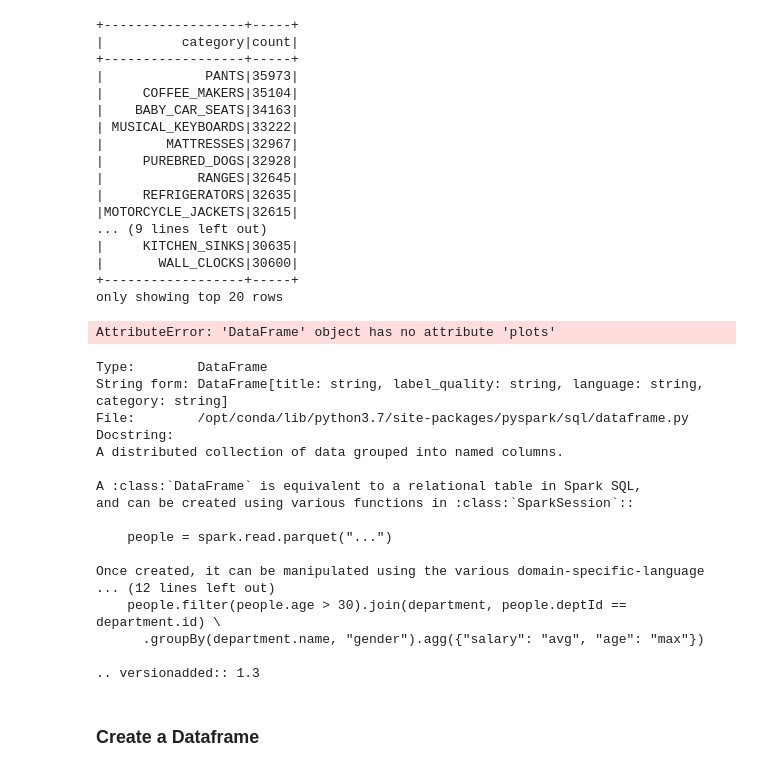
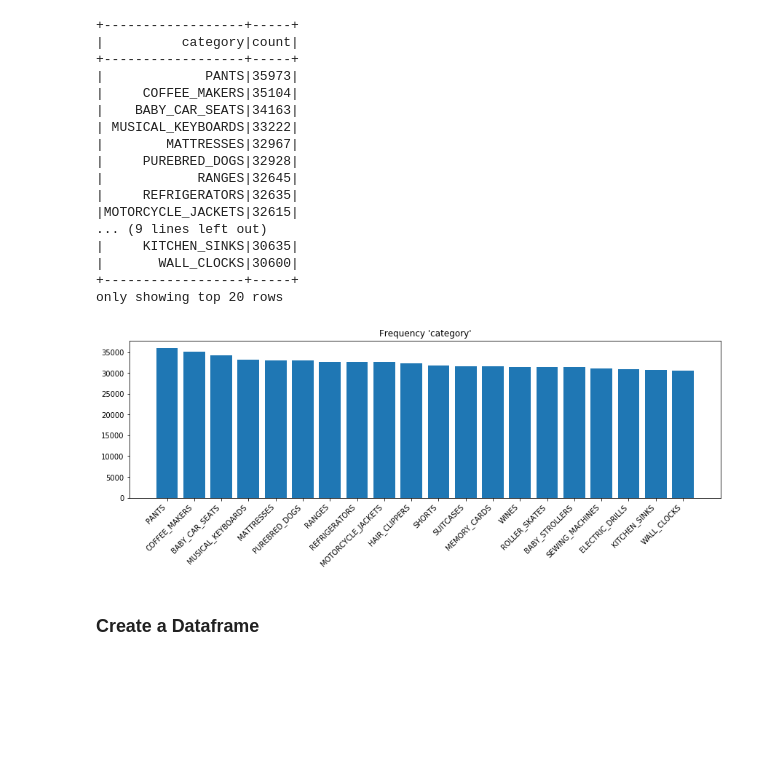
Before and after one commit to ariosramirez/Meetup-pyspark-Optimus, a Jupyter notebook: notebooks/02_EDA_optimus.ipynb, the cells around one changed output. Drawn from its saved outputs; the diff is of its cells as text; code cells hidden in the pictures; blank space fills up the shorter version.

```diff
--- a/notebooks/02_EDA_optimus.ipynb
+++ b/notebooks/02_EDA_optimus.ipynb
@@ -135,30 +131,10 @@ groupby_category_items.show()
 |       WALL_CLOCKS|30600|
 +------------------+-----+
 only showing top 20 rows
-# %%
-groupby_category_items.limit(30).plots.bar(x='category', y='count')
-# %% [output]
-AttributeError: 'DataFrame' object has no attribute 'plots'
-# %%
-groupby_category_items?
-# %% [output]
-Type:        DataFrame
-String form: DataFrame[title: string, label_quality: string, language: string, category: string]
-File:        /opt/conda/lib/python3.7/site-packages/pyspark/sql/dataframe.py
-Docstring:
-A distributed collection of data grouped into named columns.
-
-A :class:`DataFrame` is equivalent to a relational table in Spark SQL,
-and can be created using various functions in :class:`SparkSession`::
-
-    people = spark.read.parquet("...")
-
-Once created, it can be manipulated using the various domain-specific-language
-... (12 lines left out)
-    people.filter(people.age > 30).join(department, people.deptId == department.id) \
-      .groupBy(department.name, "gender").agg({"salary": "avg", "age": "max"})
-
-.. versionadded:: 1.3
+# %%
+df_items_meli.plot.frequency('category', buckets=20)
+# %% [output]
+[figure, added]
 # %% [markdown]
 ###  Create a Dataframe
 # %%
```
Also changed, not shown: parts of 1 cell of this notebook.
